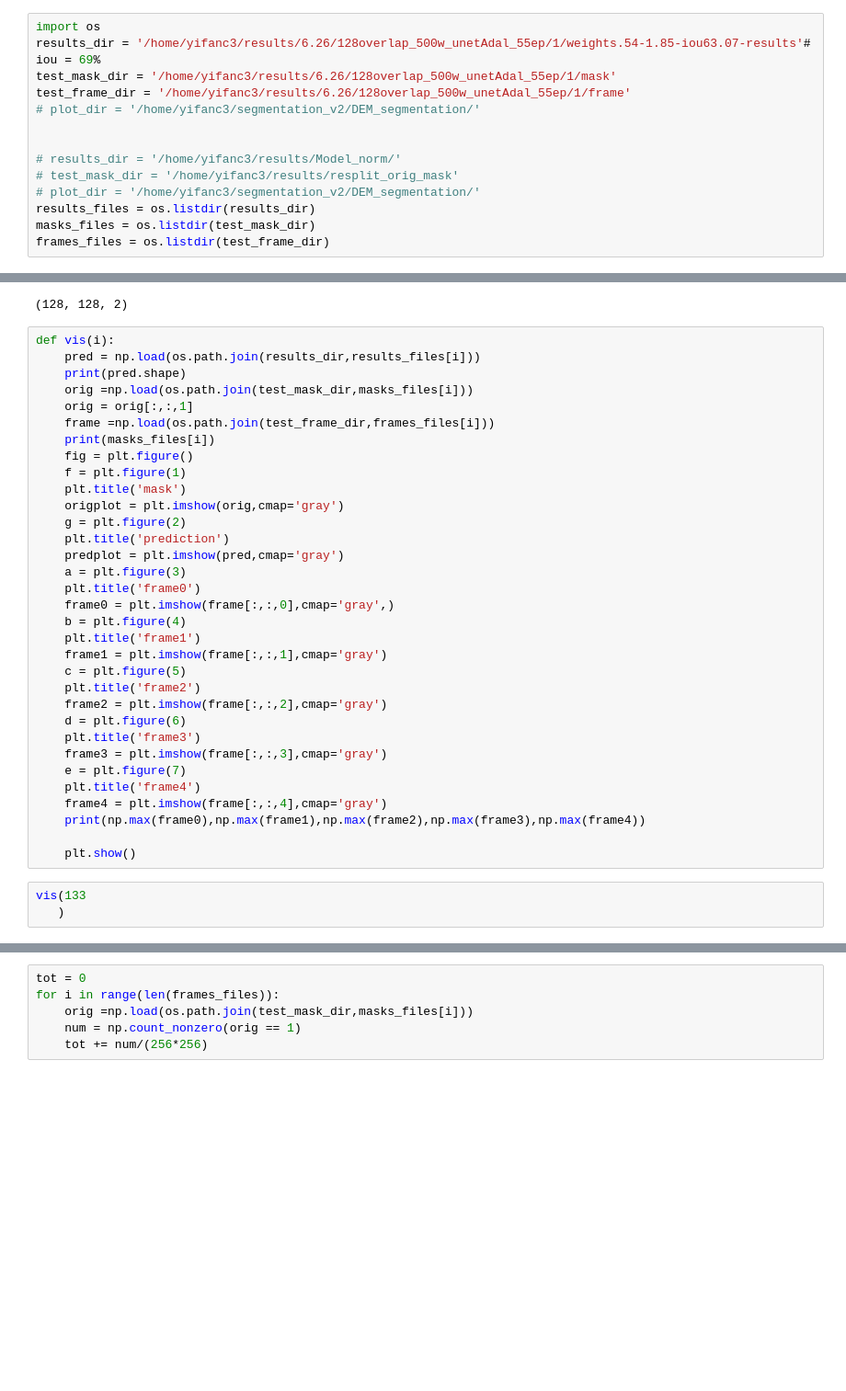
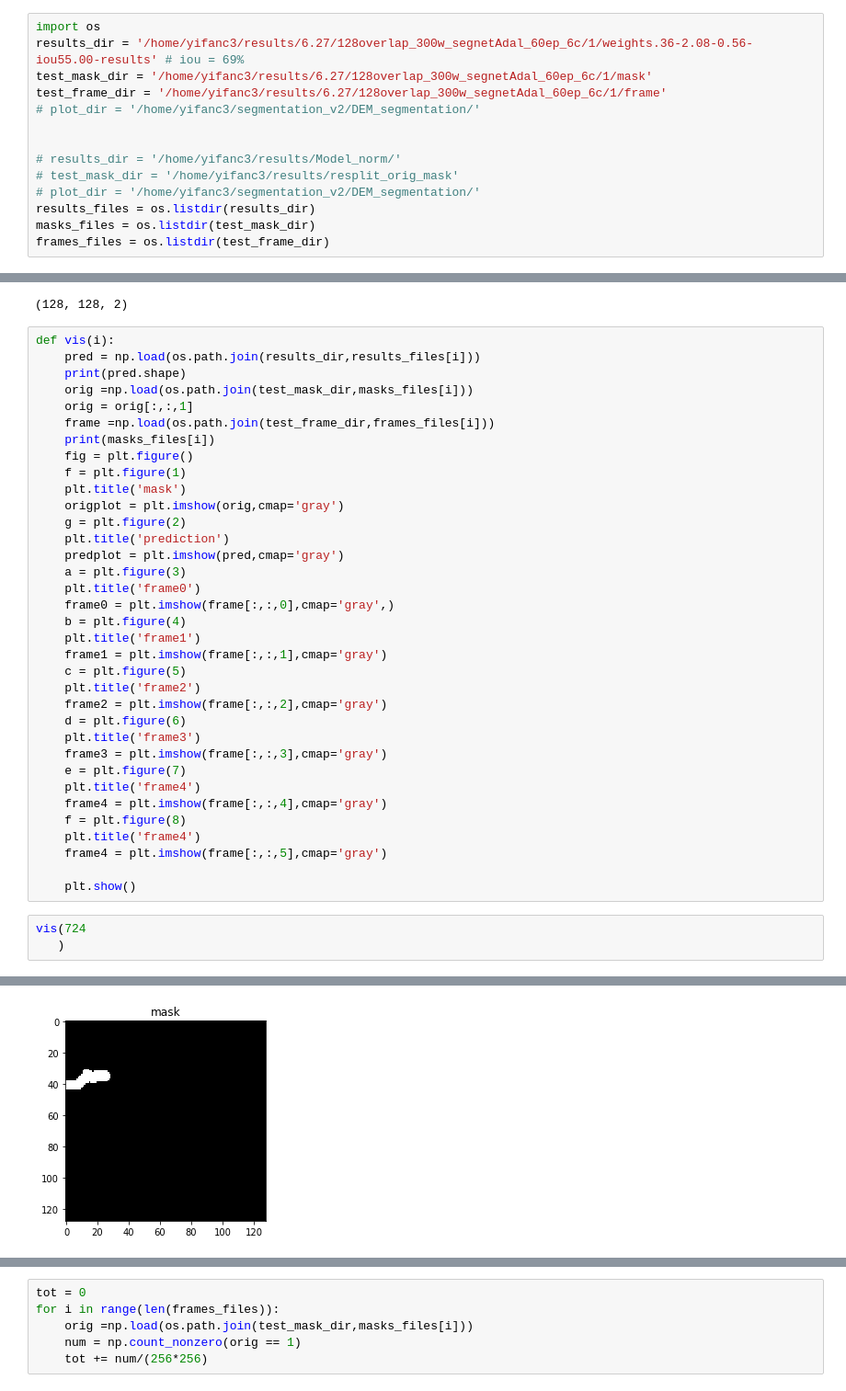
Before and after one commit to Chen-Yifan/DEM_segmentation, a Jupyter notebook: notebook/vis.ipynb, the cells around one changed output, grey strips where cells are left out. Shown at 92% size. Saved outputs shown, nothing was run; the diff lists cells and outputs as text; blank space fills up the shorter version.

```diff
--- a/notebook/vis.ipynb
+++ b/notebook/vis.ipynb
@@ -1,8 +1,8 @@
 # %%
 import os
-results_dir = '/home/yifanc3/results/6.26/128overlap_500w_unetAdal_55ep/1/weights.54-1.85-iou63.07-results'# iou = 69%
-test_mask_dir = '/home/yifanc3/results/6.26/128overlap_500w_unetAdal_55ep/1/mask'
-test_frame_dir = '/home/yifanc3/results/6.26/128overlap_500w_unetAdal_55ep/1/frame'
+results_dir = '/home/yifanc3/results/6.27/128overlap_300w_segnetAdal_60ep_6c/1/weights.36-2.08-0.56-iou55.00-results' # iou = 69%
+test_mask_dir = '/home/yifanc3/results/6.27/128overlap_300w_segnetAdal_60ep_6c/1/mask'
+test_frame_dir = '/home/yifanc3/results/6.27/128overlap_300w_segnetAdal_60ep_6c/1/frame'
 # plot_dir = '/home/yifanc3/segmentation_v2/DEM_segmentation/'
 
 
@@ -58,9 +58,12 @@ def vis(i):
     e = plt.figure(7)
     plt.title('frame4')
     frame4 = plt.imshow(frame[:,:,4],cmap='gray')
-    print(np.max(frame0),np.max(frame1),np.max(frame2),np.max(frame3),np.max(frame4))
+    f = plt.figure(8)
+    plt.title('frame4')
+    frame4 = plt.imshow(frame[:,:,5],cmap='gray')
 
     plt.show()
 # %%
-vis(133
+vis(724
    )
+# %% [output]
@@ -66,0 +72 @@ vis(133
+[figure, added]
```
Also changed, not shown: parts of 1 cell of this notebook, 10 other files.
